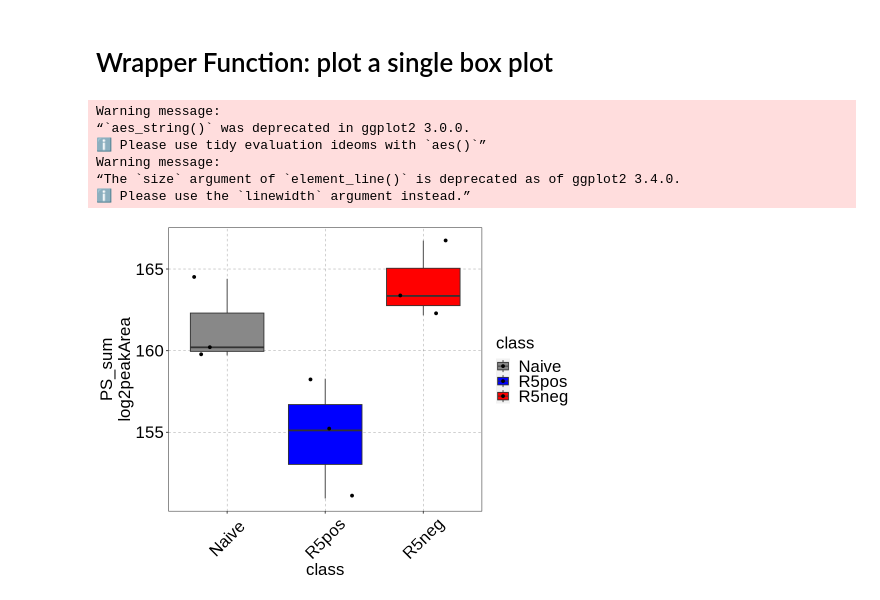
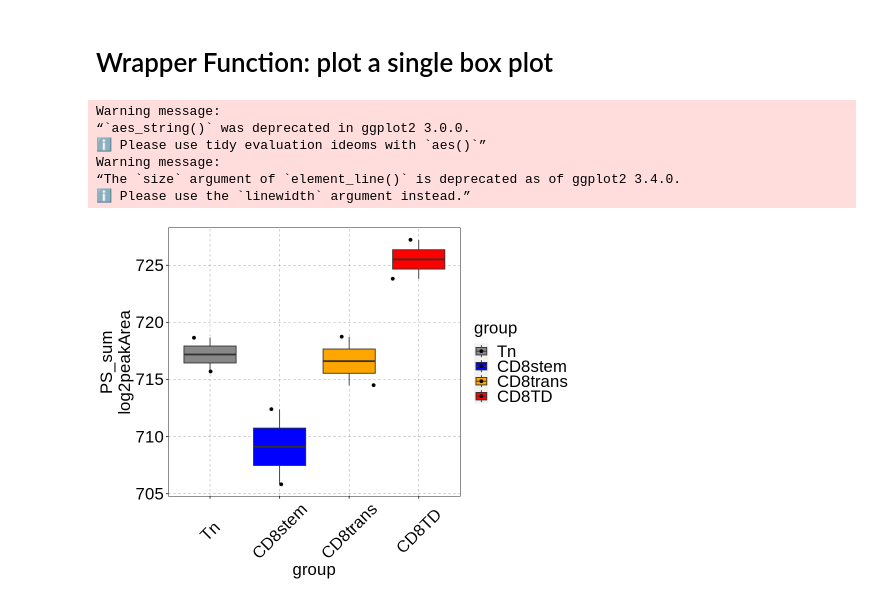
Before and after one commit to shuzhao-li-lab/Phosphatidylserine_analyses, a Jupyter notebook: script/R/analysis-on-PS-targeted-table-v2/box-plot_mean_PSspecies-strictlyPS_HILICpos.ipynb, the cells around one changed output. Saved outputs shown, nothing was run; the diff lists cells and outputs as text; code cells hidden in the pictures.

```diff
--- a/script/R/analysis-on-PS-targeted-table-v2/box-plot_mean_PSspecies-strictlyPS_HILICpos.ipynb
+++ b/script/R/analysis-on-PS-targeted-table-v2/box-plot_mean_PSspecies-strictlyPS_HILICpos.ipynb
@@ -123,5 +143,5 @@ colnames(merged_df)
 # %% [markdown]
 # Output directory
 # %%
-output_dir = "../../../output/PS_species_v2_hMinImp_TICnorm_groupFil0.3_HILICpos_1wayANOVA/strictPS_sum_boxplot/"
+output_dir = "../../../output/hMinImp_TICnorm_groupFil0.3_RPneg_1wayANOVA/PS_strict_sum_boxplot/"
 dir.create(output_dir)
@@ -128,7 +151,7 @@ dir.create(output_dir)
 # %%
-rowsums = rowSums(merged_df[,4:ncol(merged_df)])
+rowsums = rowSums(merged_df[,(ncol(meta_df)+1):ncol(merged_df)])
 # %%
-PSsum_df = merged_df[,1:3]
+PSsum_df = merged_df[,3:7] #
 PSsum_df$PS_sum = rowsums
 # %%
 PSsum_df
@@ -149,11 +171,11 @@ A data.frame: 9 × 4
 # Wrapper Function: plot a single box plot
 # %%
 box_plot <- function(long_df = merged_df,
-                        x = 'class',
+                        x = 'group',
                         y = var,
                         xlab = xlab,
                         ylab = ylab,
-                        fill_color = 'class',
+                        fill_color = 'group',
                         fig_width = 8,
                         fig_height = 8,
                         text_size = 20,
@@ -169,7 +191,7 @@ box_plot <- function(long_df = merged_df,
         geom_boxplot(outlier.shape = NA) +
         xlab(xlab) + ylab(ylab) +
         geom_jitter(alpha = 1) +
-        scale_fill_manual(values = c("#888888","#0000ff","#ff0000")) +  #
+        scale_fill_manual(values = c("#888888","#0000ff","#FFA500","#ff0000")) +  #
 
         # set transparency
         # https://ggplot2.tidyverse.org/reference/theme.html
@@ -196,23 +218,23 @@ box_plot <- function(long_df = merged_df,
 # %%
 var = 'PS_sum'
 box_plot(long_df = PSsum_df,
-            x = 'class',
+            x = 'group',
             y = var,
-            xlab = 'class',
+            xlab = 'group',
             ylab = glue('{var}\nlog2peakArea'),
-            fill_color = 'class',
+            fill_color = 'group',
             fig_width = 8,
             fig_height = 6,
             text_size = 20,
             legend_size = 20,
             axis_title_size = 20,
             output_dir = output_dir,
-            pdf_prefix = 'strict_PS_sum_HILICpos')
+            pdf_prefix = 'strict_PS_sum_RPneg')
 # %% [output]
 Warning message:
 “`aes_string()` was deprecated in ggplot2 3.0.0.
 ℹ Please use tidy evaluation ideoms with `aes()`”
 Warning message:
 “The `size` argument of `element_line()` is deprecated as of ggplot2 3.4.0.
 ℹ Please use the `linewidth` argument instead.”
-[figure, old version]
+[figure, new version]
```
Also changed, not shown: parts of 37 cells of this notebook, 11 other files.
